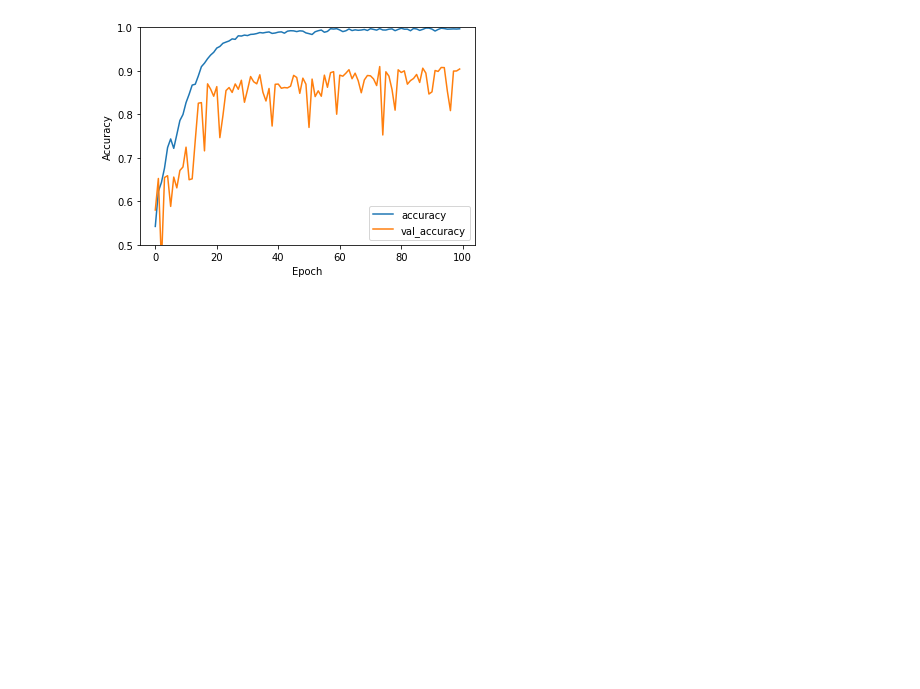
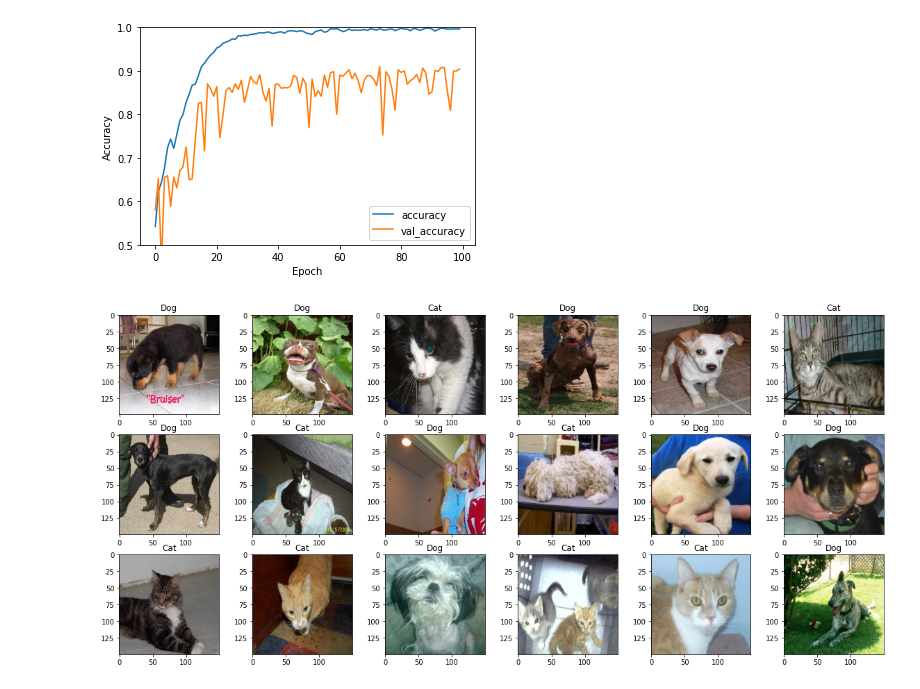
Before and after one commit to MuhammedAshraf2020/ResNet50, a Jupyter notebook: ImageClassfication.ipynb, the cells around one changed output. Saved outputs shown, nothing was run; the diff lists cells and outputs as text; code cells hidden in the pictures; blank space fills up the shorter version.

```diff
--- a/ImageClassfication.ipynb
+++ b/ImageClassfication.ipynb
@@ -64,3 +66,12 @@ X_train.shape
+# %%
+X_test = list()
+
+for photo in test_labels :
+  Image = plt.imread("test1/"+photo)
+  Image = cv2.resize(Image , (150 , 150))
+  X_test.append(Image)
+# %%
+X_test = np.array(X_test)
 # %%
 import ResNet50  as RS50
 # %%
@@ -90,3 +101,22 @@ plt.legend(loc='lower right')
 # %% [output]
 <matplotlib.legend.Legend at 0x...>
 [figure]
+# %%
+Preds = model.predict(X_test , batch_size = 80)
+# %%
+indces = {1:"Dog" , 0:"Cat"}
+# %%
+rows = 3
+cols = 6
+axes=[]
+fig=plt.figure(figsize=[ 20 , 9])
+
+for a in range(rows*cols):
+    img = X_test[a]
+    axes.append( fig.add_subplot(rows, cols, a+1) )
+    subplot_title=(indces[np.argmax(Preds[a])])
+    axes[-1].set_title(subplot_title)
+    plt.imshow(img)
+plt.show()
+# %% [output]
+[figure, added]
```
Also changed, not shown: parts of 1 cell of this notebook.
